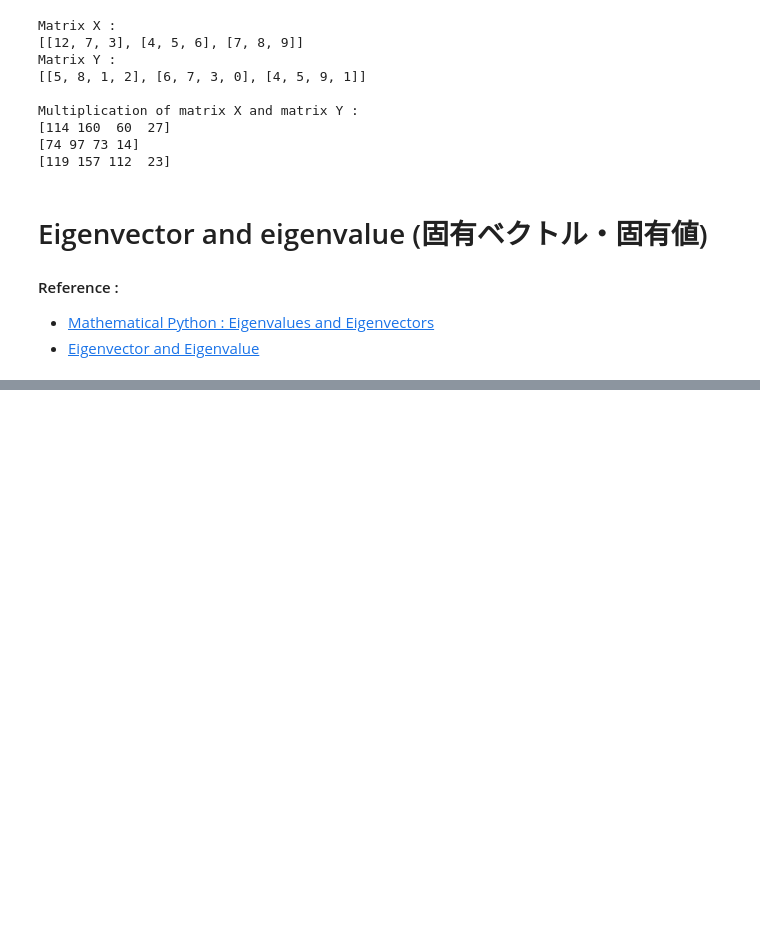
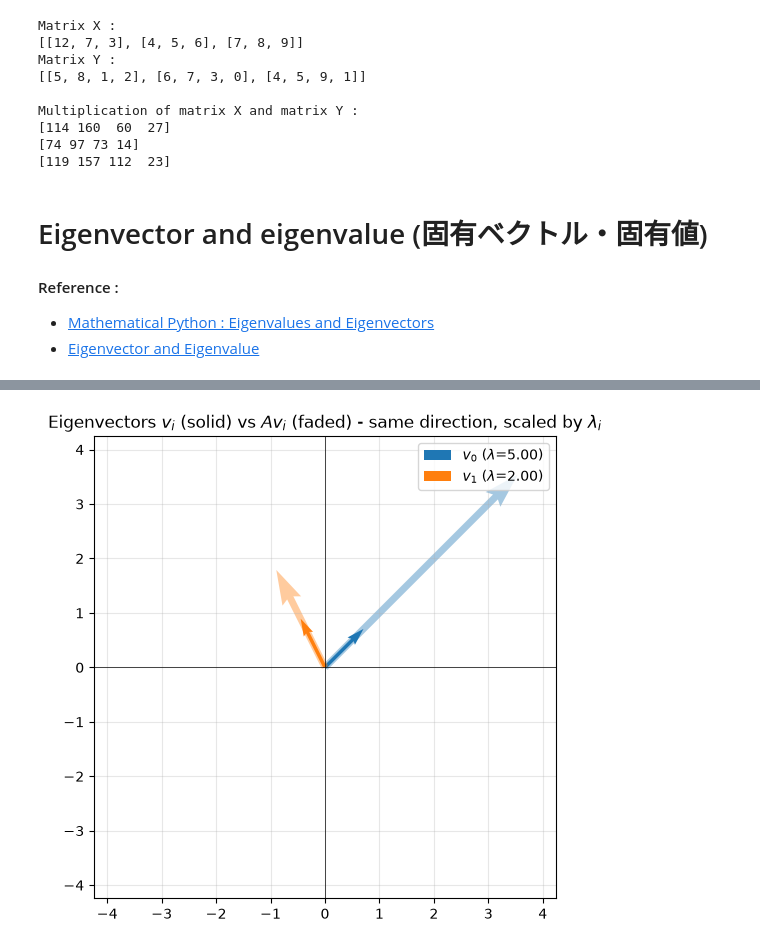
Before and after one commit to aimanamri/mechanicalEngineering, a Jupyter notebook: math.ipynb, the cells around one changed output, grey strips where cells are left out. Drawn from its saved outputs; the diff is of its cells as text; code cells hidden in the pictures; blank space fills up the shorter version.

```diff
--- a/math.ipynb
+++ b/math.ipynb
@@ -360,3 +359,27 @@ Multiplication of matrix X and matrix Y :
 #### Reference :
 - [Mathematical Python : Eigenvalues and Eigenvectors](https://www.math.ubc.ca/~pwalls/math-python/linear-algebra/eigenvalues-eigenvectors/)
 - [Eigenvector and Eigenvalue](https://www.mathsisfun.com/algebra/eigenvalue.html)
+# %%
+# A eigenvector v of matrix A satisfies:  A @ v = λ * v
+# λ (lambda) is the eigenvalue associated with v.
+# Eigenvalues solve the characteristic equation det(A - λI) = 0
+
+A = np.array([[4, 1],
+              [2, 3]])
+
+eigvals, eigvecs = la.eig(A)  # scipy.linalg.eig -> columns of eigvecs are the eigenvectors
+eigvals = eigvals.real        # A is real with real eigenvalues here, drop the zero imaginary part
+
+print("Matrix A :")
+print(A)
+print("\nEigenvalues :")
+print(eigvals)
+print("\nEigenvectors (as columns) :")
+print(eigvecs)
+
+# verify A @ v = λ * v for each eigenpair
+print("\nVerification (A@v - λv should be ~0) :")
+for i in range(len(eigvals)):
+    v = eigvecs[:, i]
+    residual = A @ v - eigvals[i] * v
+    print(f"  λ_{i} = {eigvals[i]:.4f} -> residual norm = {np.linalg.norm(residual):.2e}")
@@ -362,0 +401,22 @@ Multiplication of matrix X and matrix Y :
+# %%
+# Visualize: A maps its eigenvectors onto themselves, only scaled by λ
+fig, ax = plt.subplots(figsize=(6,6))
+
+for i in range(len(eigvals)):
+    v = eigvecs[:, i]
+    Av = A @ v
+    ax.quiver(0,0,v[0],v[1], angles='xy', scale_units='xy', scale=1,
+              color=f'C{i}', label=fr'$v_{i}$ ($\lambda$={eigvals[i]:.2f})')
+    ax.quiver(0,0,Av[0],Av[1], angles='xy', scale_units='xy', scale=1,
+              color=f'C{i}', alpha=0.4, width=0.015)
+
+lim = np.abs(np.concatenate([eigvecs.ravel(), (A@eigvecs).ravel()])).max()*1.2
+ax.set_xlim(-lim,lim); ax.set_ylim(-lim,lim)
+ax.axhline(color='k', lw=0.5); ax.axvline(color='k', lw=0.5)
+ax.set_aspect('equal')
+ax.set_title(r'Eigenvectors $v_i$ (solid) vs $Av_i$ (faded) - same direction, scaled by $\lambda_i$')
+ax.legend()
+ax.grid(True, alpha=0.3)
+plt.show()
+# %% [output]
+[figure, added]
```
Also changed, not shown: parts of 11 cells of this notebook, 14 other files.
